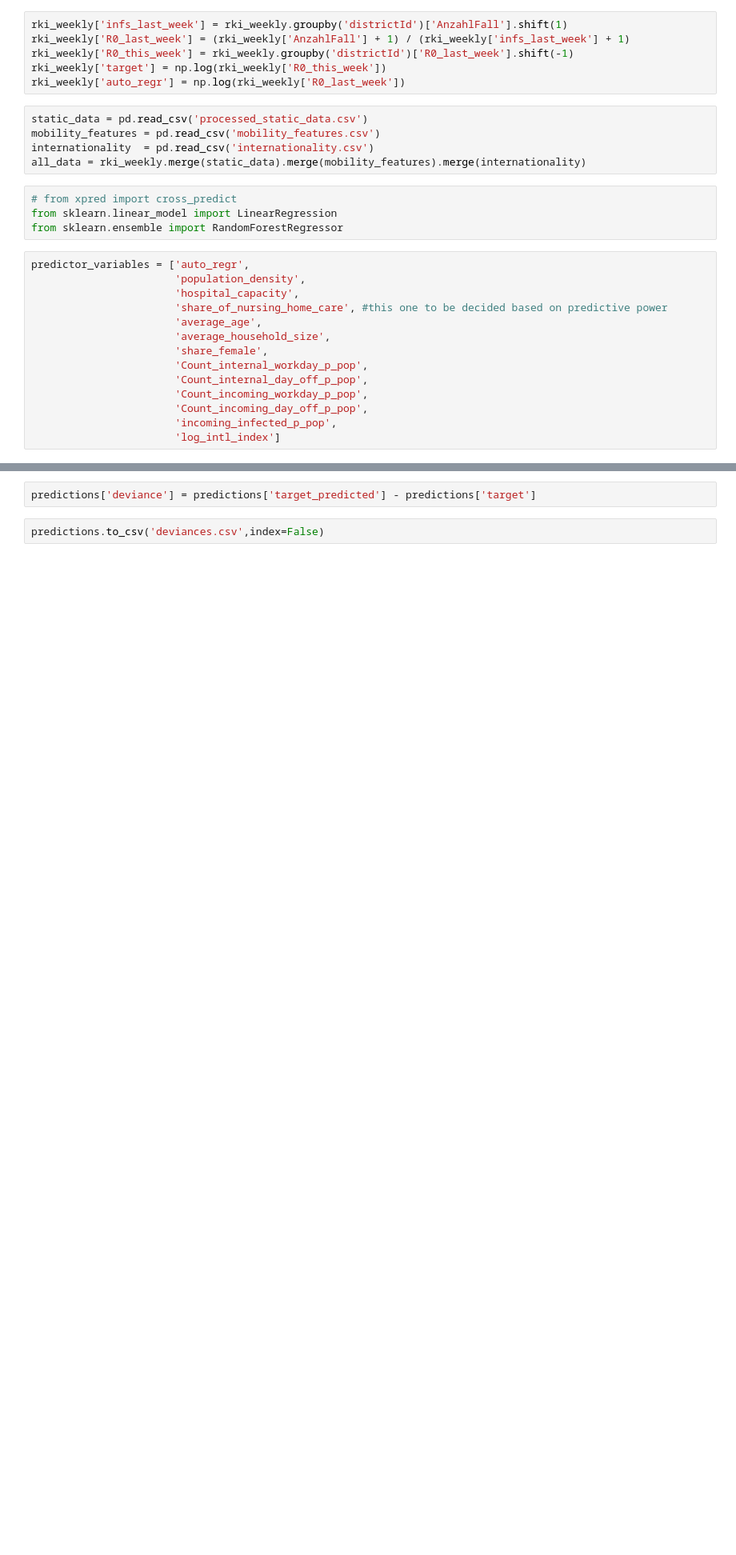
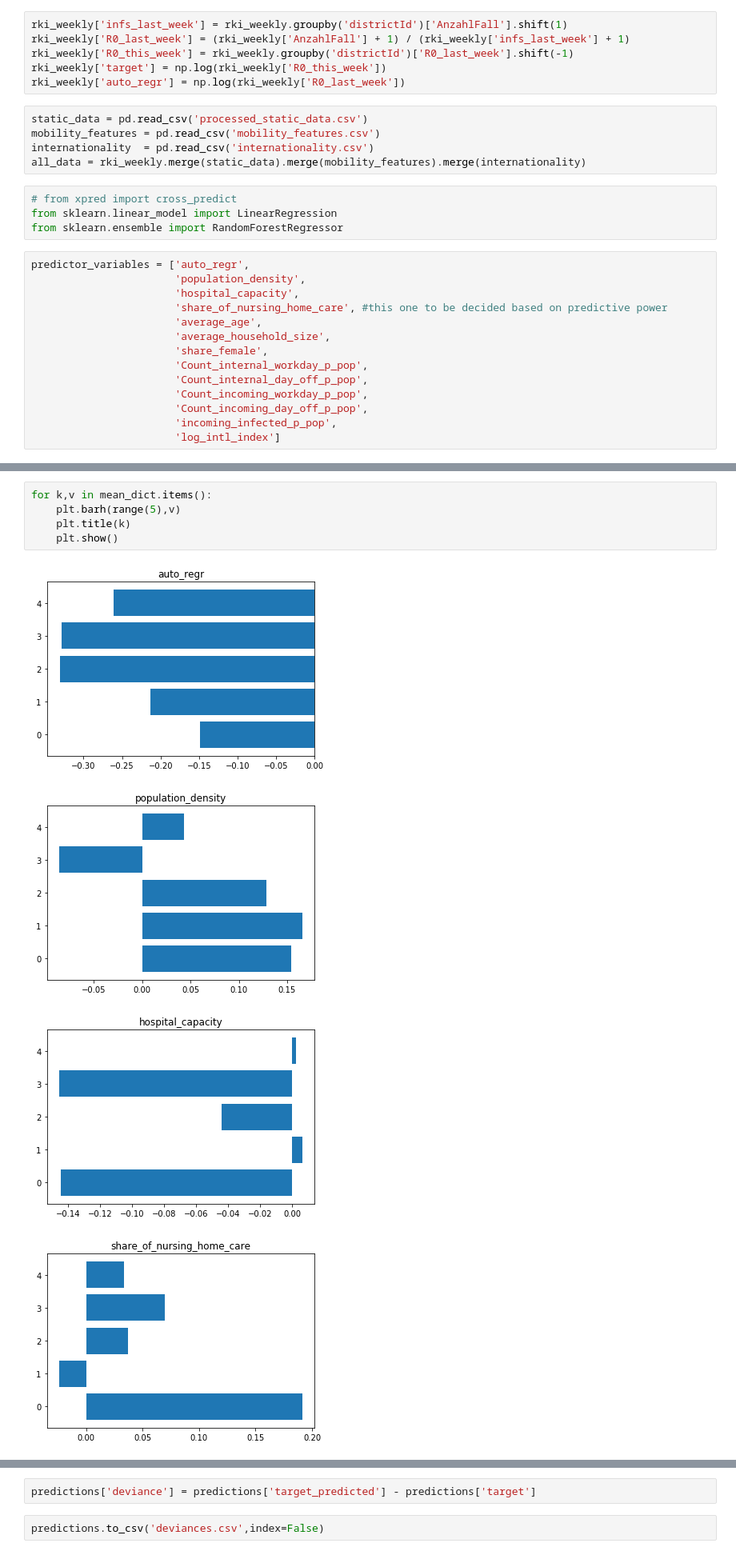
Before and after one commit to gizdatalab/Covid_DPPD, a Jupyter notebook: 05_target_and_prediction.ipynb, the cells around one changed output, grey strips where cells are left out. Shown at 80% size. Cells and saved outputs as stored; diff of their text form; blank space fills up the shorter version.

```diff
--- a/05_target_and_prediction.ipynb
+++ b/05_target_and_prediction.ipynb
@@ -260,0 +311,10 @@ Overall, the cross-predictions accounted for 26.33% of the target variance.
+# %%
+for k,v in mean_dict.items():
+    plt.barh(range(5),v)
+    plt.title(k)
+    plt.show()
+# %% [output]
+[figure, added]
+[figure, added]
+[figure, added]
+[figure, added]
```
Also changed, not shown: parts of 6 cells of this notebook.
